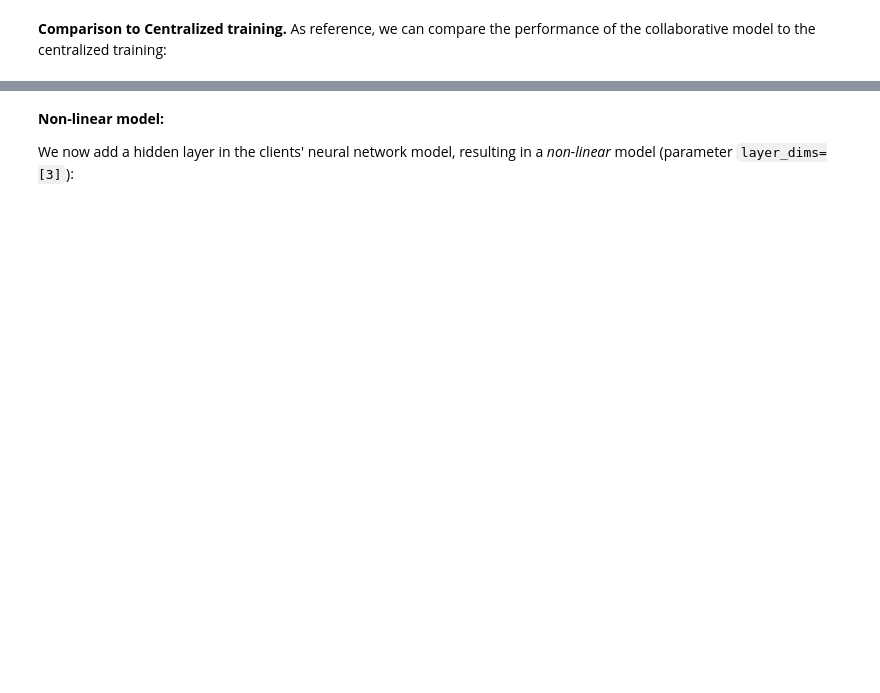
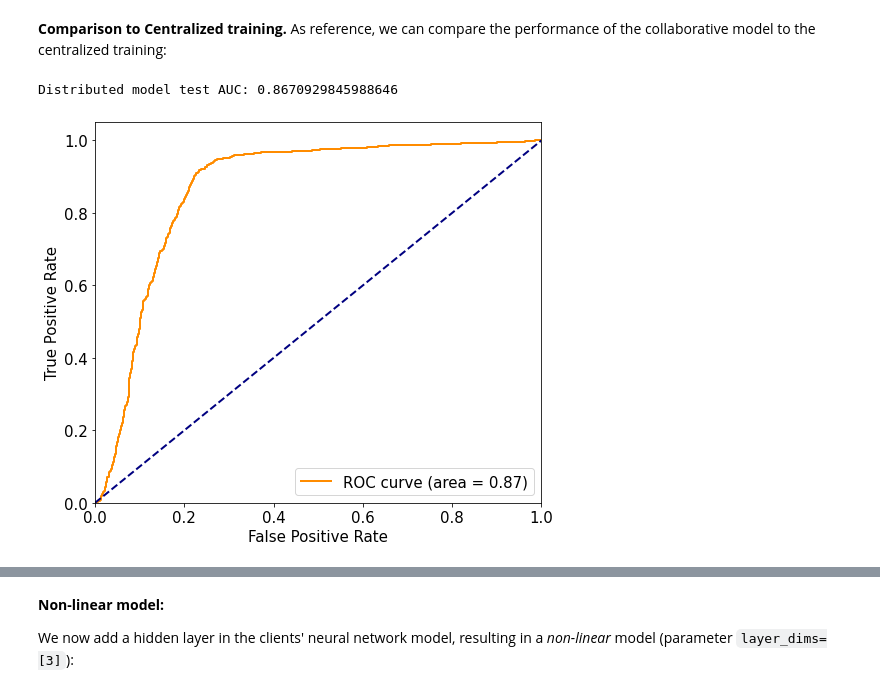
Before and after one commit to zhangzhizheng/Sherpa.ai-Federated-Learning-Framework, a Jupyter notebook: notebooks/federated_learning/federated_learning_vertical_deep_learning.ipynb, the cells around one changed output, grey strips where cells are left out. Cells and saved outputs as stored; diff of their text form; code cells hidden in the pictures; blank space fills up the shorter version.

```diff
--- a/notebooks/federated_learning/federated_learning_vertical_deep_learning.ipynb
+++ b/notebooks/federated_learning/federated_learning_vertical_deep_learning.ipynb
@@ -66,16 +71,18 @@ print(federated_data)
 # %% [markdown]
 **Federated transformation.** In case we need to perform a data transformation on all the clients of the federated data, this is easily achieved by the framework's method:
 # %%
-# Federated data operation: need to transpose
+# Federated data operation: need to transform to tensors
+import torch
+
 from shfl.private import FederatedTransformation
 
-class Transpose(FederatedTransformation):
+class FromNumpyFloat(FederatedTransformation):
 
     def apply(self, labeled_data):
         if labeled_data.data is not None:
-            labeled_data.data = labeled_data.data.T
+            labeled_data.data = torch.from_numpy(labeled_data.data).float()
 
-federated_data.apply_data_transformation(Transpose());
+federated_data.apply_data_transformation(FromNumpyFloat());
 # %% [markdown]
 In order to visually check everything went fine with the data assignment, we can configure data access to node (otherwise protected by default):
 # %%
@@ -161,0 +358,17 @@ model_nodes = [VerticalNeuralNetClient(n_features=train_data[0].shape[1], layer_
+# %%
+#from shfl.model.vertical_deep_learning_model import VerticalNeuralNetClient
+
+model0 = nn.Sequential(
+    nn.Linear(train_data[0].shape[1], n_embeddings, bias=True),
+)
+
+model1 = nn.Sequential(
+    nn.Linear(train_data[1].shape[1], n_embeddings, bias=True),
+)
+
+optimizer0 = torch.optim.SGD(params=model0.parameters(), lr=0.001)
+optimizer1 = torch.optim.SGD(params=model1.parameters(), lr=0.001)
+
+batch_size = 32
+model_nodes = [VerticalNeuralNetClient(model=model0, loss=None, optimizer=optimizer0, batch_size=batch_size),
+               VerticalNeuralNetClient(model=model1, loss=None, optimizer=optimizer1, batch_size=batch_size)]
@@ -162,12 +396,13 @@ model_nodes = [VerticalNeuralNetClient(n_features=train_data[0].shape[1], layer_
 # %%
+from shfl.federated_government.vertical_federated_deep_learning import FederatedGovernmentVertical
+
+
 # Create federated government and run training:
-
 federated_government = FederatedGovernmentVertical(model_nodes,
                                                    federated_data,
                                                    server_node=server_node)
-
-test_data_T = [client_data.T for client_data in test_data]
-federated_government.run_rounds(n=10001,
-                                test_data=test_data_T,
-                                test_label=test_labels,
-                                print_freq=1000)
+# %%
+federated_government.run_rounds(n=20001,
+                                test_data=test_data,
+                                test_label=test_labels,
+                                print_freq=1000)
@@ -193,8 +462,11 @@ def plot_roc(y_test, y_prediction, save_path=None):
     plt.show()
 # %%
 y_prediction = federated_government._server.evaluate_collaborative_model(
-    test_data=test_data_T, test_label=test_labels)
+    test_data=test_data, test_label=test_labels)
 plot_roc(test_labels, y_prediction)
+# %% [output]
+Distributed model test AUC: 0.8670929845988646
+[figure, added]
 # %%
 # Linear model Benchmark on centralized data using sk-learn:
 #clf_linear = MLPClassifier(hidden_layer_sizes=(1,), max_iter=10000, shuffle=False, random_state=321).fit(x_train, y_train)
```
Also changed, not shown: parts of 23 cells of this notebook, 2 other files.
